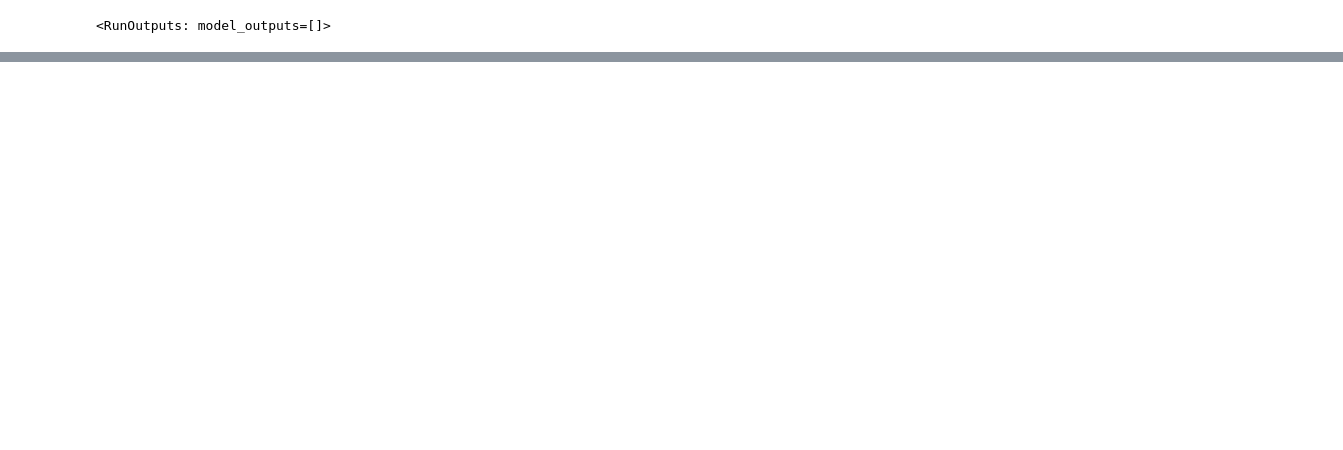
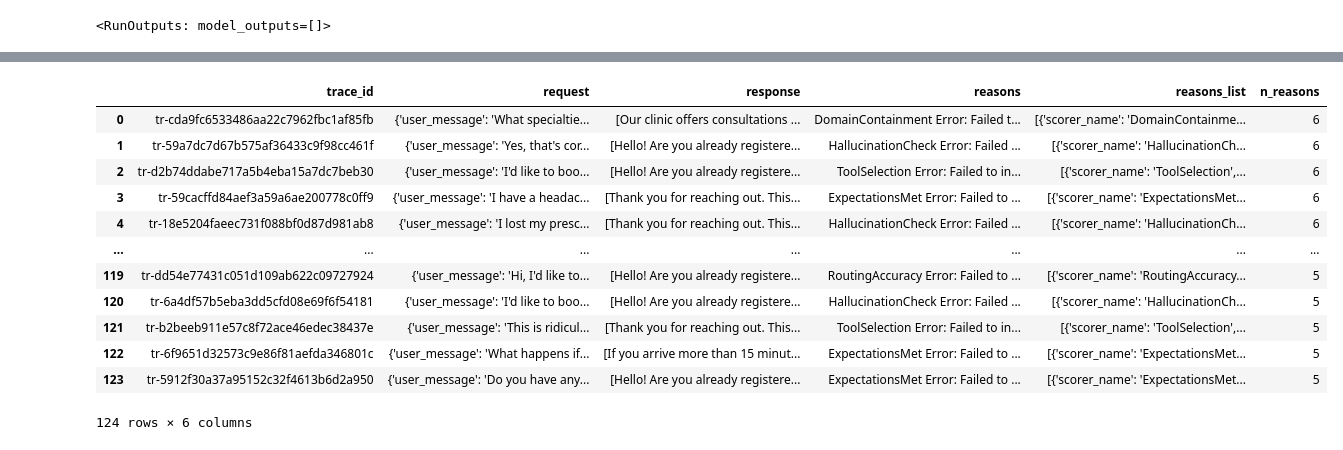
Before and after one commit to phnv/customer-service-scheduling-bot, a Jupyter notebook: notebooks/prompt_evaluation.ipynb, the cells around one changed output, grey strips where cells are left out. Drawn from its saved outputs; the diff is of its cells as text; code cells hidden in the pictures; blank space fills up the shorter version.

Commit message:
whole mlflow llops implementation

```diff
--- a/notebooks/prompt_evaluation.ipynb
+++ b/notebooks/prompt_evaluation.ipynb
@@ -171,20 +133,0 @@ Loaded 23 records from /home/phen/projects/customer-service-scheduling-bot/evalu
-# %%
-# Calculate success rates per scorer
-if df is None:
-    print("No evaluation dataframe loaded. Run the previous cell first.")
-else:
-    scorer_cols = [col for col in df.columns if col.endswith("/value")]
-
-    print("--- Scorer Success Rates ---")
-    for col in scorer_cols:
-        scorer_name = col.split("/")[0]
-        valid_responses = df[col].dropna()
-        if len(valid_responses) == 0:
-            print(f"{scorer_name}: No valid responses")
-            continue
-
-        success_count = (valid_responses.str.lower() == "yes").sum()
-        total_count = len(valid_responses)
-        success_rate = success_count / total_count
-
-        print(f"{scorer_name:20s}: {success_rate:.1%} ({success_count}/{total_count})")
@@ -217,0 +139,11 @@ df.columns.tolist()
+# %%
+import pandas as pd
+
+try:
+    # Fetch traces for the experiment directly from MLflow DB
+    # Note: Experiment ID '1' is MLflow Demo which has the failed assessments.
+    traces_df = mlflow.search_traces(experiment_ids=['1'], max_results=200)
+    print(f"Loaded {len(traces_df)} traces from MLflow DB.")
+except Exception as e:
+    traces_df = None
+    print(f"Failed to load traces from MLflow DB: {e}")
@@ -217,0 +218,6 @@ df.columns.tolist()
+# %%
+if failed_traces:
+    failed_df = pd.DataFrame(failed_traces)
+    display(failed_df)
+else:
+    print("No failed traces to display.")
@@ -217,0 +238,18 @@ df.columns.tolist()
+# %%
+failed_df['n_reasons'] = failed_df['reasons'].apply(lambda x: len(x.split("|")) )
+# %%
+failed_df
+# %% [output]
+|  | trace_id | request | response | reasons | reasons_list | n_reasons |
+| 0 | tr-cda9fc6533486aa22c7962fbc1af85fb | {'user_message': 'What specialtie... | [Our clinic offers consultations ... | DomainContainment Error: Failed t... | [{'scorer_name': 'DomainContainme... | 6 |
+| 1 | tr-59a7dc7d67b575af36433c9f98cc461f | {'user_message': 'Yes, that's cor... | [Hello! Are you already registere... | HallucinationCheck Error: Failed ... | [{'scorer_name': 'HallucinationCh... | 6 |
+| 2 | tr-d2b74ddabe717a5b4eba15a7dc7beb30 | {'user_message': 'I'd like to boo... | [Hello! Are you already registere... | ToolSelection Error: Failed to in... | [{'scorer_name': 'ToolSelection',... | 6 |
+| 3 | tr-59cacffd84aef3a59a6ae200778c0ff9 | {'user_message': 'I have a headac... | [Thank you for reaching out. This... | ExpectationsMet Error: Failed to ... | [{'scorer_name': 'ExpectationsMet... | 6 |
+| 4 | tr-18e5204faeec731f088bf0d87d981ab8 | {'user_message': 'I lost my presc... | [Thank you for reaching out. This... | HallucinationCheck Error: Failed ... | [{'scorer_name': 'HallucinationCh... | 6 |
+| ... | ... | ... | ... | ... | ... | ... |
+| 119 | tr-dd54e77431c051d109ab622c09727924 | {'user_message': 'Hi, I'd like to... | [Hello! Are you already registere... | RoutingAccuracy Error: Failed to ... | [{'scorer_name': 'RoutingAccuracy... | 5 |
+| 120 | tr-6a4df57b5eba3dd5cfd08e69f6f54181 | {'user_message': 'I'd like to boo... | [Hello! Are you already registere... | HallucinationCheck Error: Failed ... | [{'scorer_name': 'HallucinationCh... | 5 |
+| 121 | tr-b2beeb911e57c8f72ace46edec38437e | {'user_message': 'This is ridicul... | [Thank you for reaching out. This... | ToolSelection Error: Failed to in... | [{'scorer_name': 'ToolSelection',... | 5 |
+| 122 | tr-6f9651d32573c9e86f81aefda346801c | {'user_message': 'What happens if... | [If you arrive more than 15 minut... | ExpectationsMet Error: Failed to ... | [{'scorer_name': 'ExpectationsMet... | 5 |
+| 123 | tr-5912f30a37a95152c32f4613b6d2a950 | {'user_message': 'Do you have any... | [Hello! Are you already registere... | ExpectationsMet Error: Failed to ... | [{'scorer_name': 'ExpectationsMet... | 5 |
+124 rows × 6 columns
```
Also changed, not shown: parts of 29 cells of this notebook, 19 other files.
